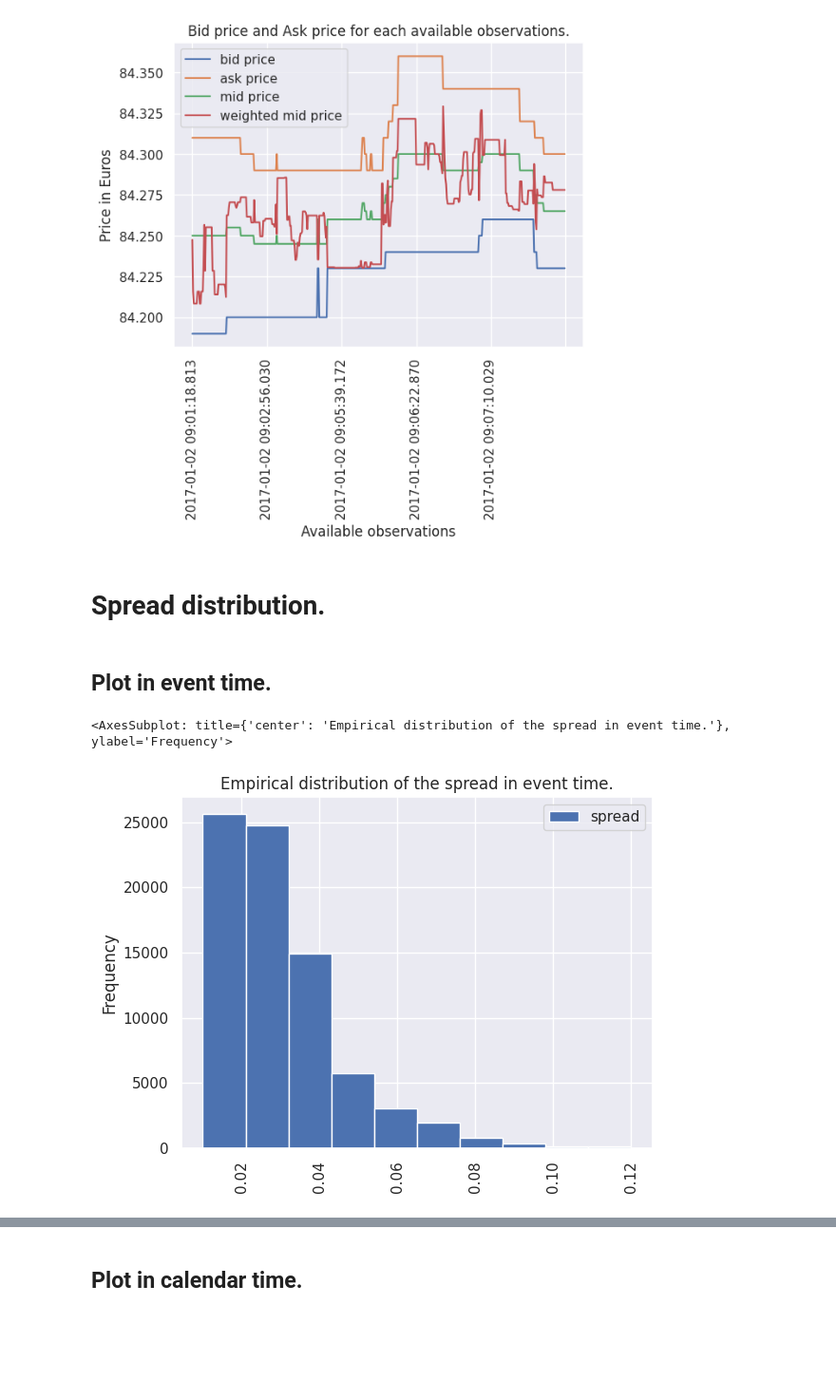
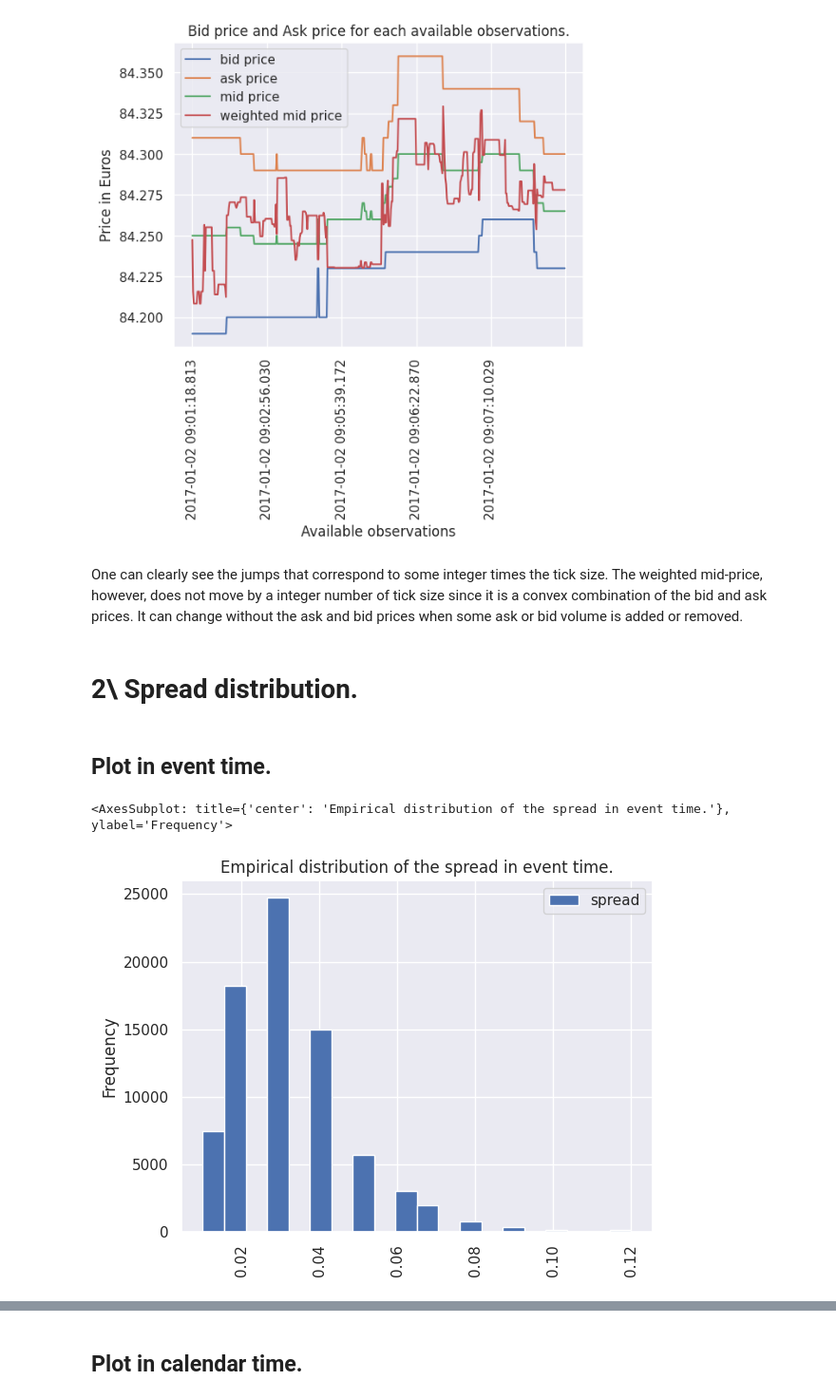
Before and after one commit to adriens63/labs, a Jupyter notebook: DHF-LAB2-ELJEILANY-SERVIERE.ipynb, the cells around one changed output, grey strips where cells are left out. Shown at 95% size. Cells and saved outputs as stored; diff of their text form; code cells hidden in the pictures; blank space fills up the shorter version.

```diff
--- a/DHF-LAB2-ELJEILANY-SERVIERE.ipynb
+++ b/DHF-LAB2-ELJEILANY-SERVIERE.ipynb
@@ -85,8 +68,10 @@ df_q[:500].plot(x = 'ts',
 # %% [output]
 <AxesSubplot: title={'center': 'Bid price and Ask price for each available observations.'}, xlabel='Available observations', ylabel='Price in Euros'>
 [figure]
+# %% [markdown]
+One can clearly see the jumps that correspond to some integer times the tick size. The weighted mid-price, however, does not move by a integer number of tick size since it is a convex combination of the bid and ask prices. It can change without the ask and bid prices when some ask or bid volume is added or removed.
 # %% [markdown]
-# Spread distribution.
+# 2\ Spread distribution.
 # %%
 df_q['spread'] = df_q['ask price'] - df_q['bid price']
 # %% [markdown]
@@ -94,14 +79,14 @@ df_q['spread'] = df_q['ask price'] - df_q['bid price']
 # %%
 df_q.plot(y = ['spread'],
              kind = 'hist',
              title = 'Empirical distribution of the spread in event time.',
              grid = True,
              legend = True,
              xlabel = 'Available observations',
              ylabel = 'Price in Euros',
              rot = 90,
-             #bins = 20 #TODO change the bins.
+             bins = 20 #TODO change the bins.
              )
 # %% [output]
 <AxesSubplot: title={'center': 'Empirical distribution of the spread in event time.'}, ylabel='Frequency'>
-[figure, old version]
+[figure, new version]
```
Also changed, not shown: parts of 74 cells of this notebook, 2 other files.
